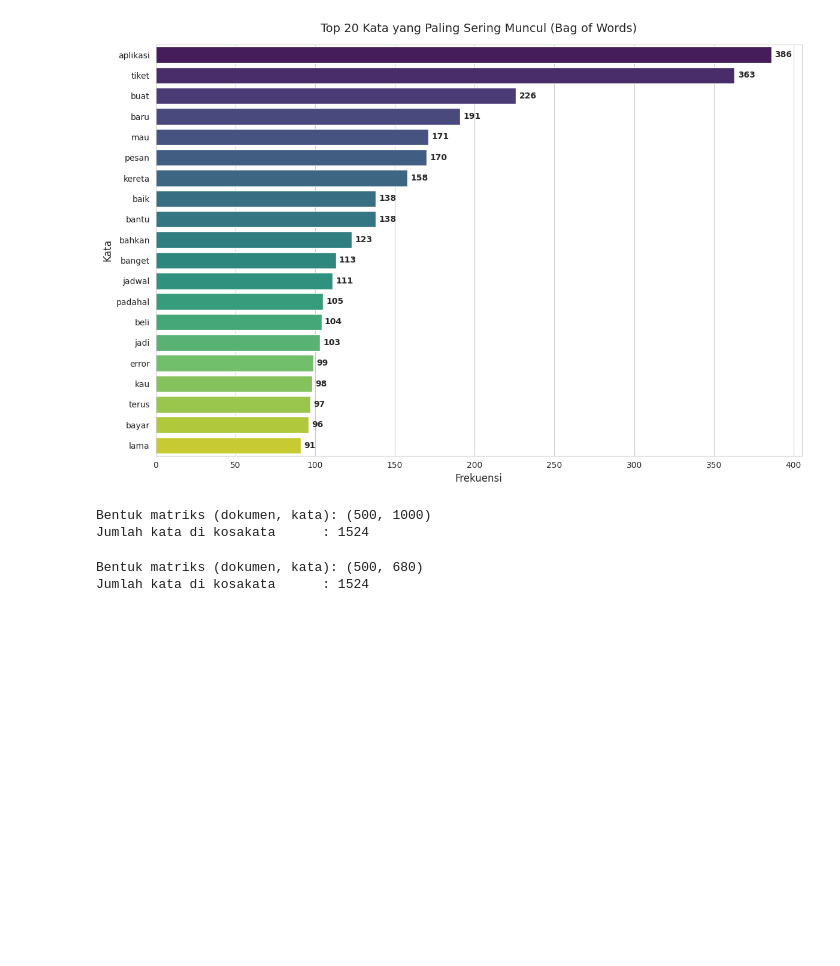
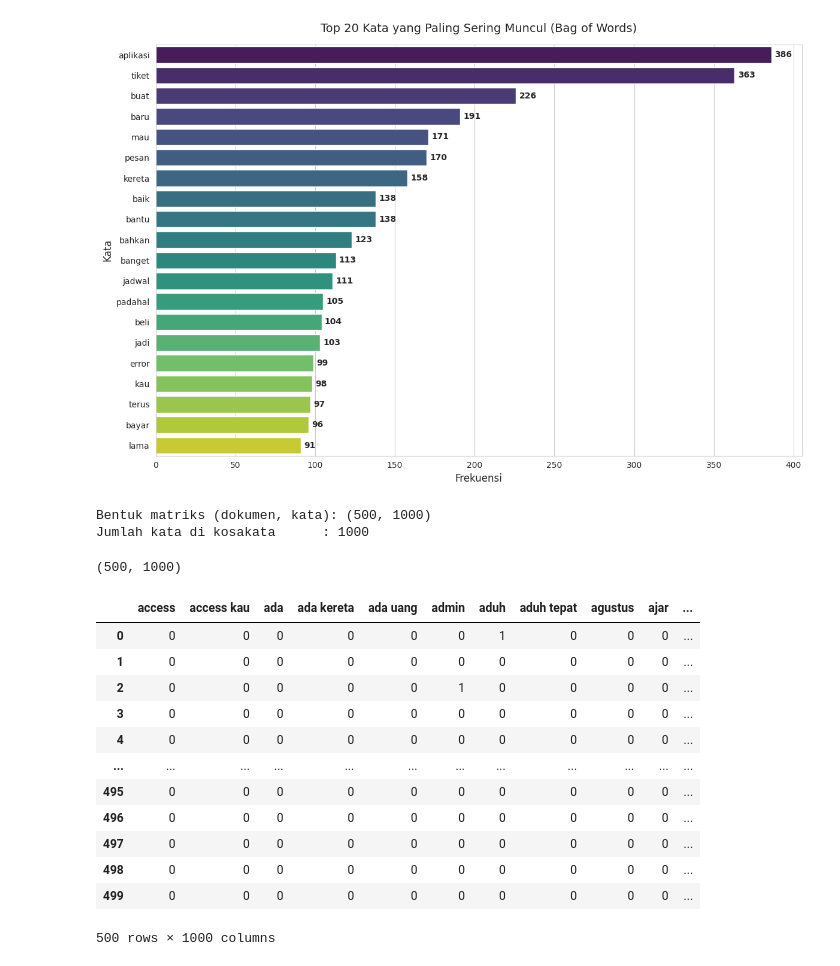
Before and after one commit to AhmadMugiar/Materi_Pertemuan2_AsistenPraktikum_SBD, a Jupyter notebook: Prak_SBD_Nama.ipynb, the cells around one changed output. Saved outputs shown, nothing was run; the diff lists cells and outputs as text; code cells hidden in the pictures; blank space fills up the shorter version.

```diff
--- a/Prak_SBD_Nama.ipynb
+++ b/Prak_SBD_Nama.ipynb
@@ -751,34 +753,38 @@ Passing `palette` without assigning `hue` is deprecated and will be removed in v
 df = df_prak4.dropna(subset=['final_sentence']).reset_index(drop=True)
 teks = df['final_sentence']
 
-vec_before = CountVectorizer(
+vec = CountVectorizer(
+    min_df=2,            # buang kata yang muncul di kurang dari 2 dokumen (kata langka/typo)
+    max_df=0.8,          # buang kata yang muncul di atas 80% dokumen (kata umum)
     max_features=1000,   # batasi maksimal 1000 kata paling sering
-    ngram_range=(1, 1),  # (1,1) = kata tunggal; (1,2) = kata tunggal + pasangan kata
+    ngram_range=(1, 2),  # (1,1) = kata tunggal; (1,2) = kata tunggal + pasangan kata
 )
 
-X_before = vec_before.fit_transform(teks)
+X = vec.fit_transform(teks)
 
-print("Bentuk matriks (dokumen, kata):", X_before.shape)
+print("Bentuk matriks (dokumen, kata):", X.shape)
 print("Jumlah kata di kosakata      :", len(vec.get_feature_names_out()))
 # %% [output]
 Bentuk matriks (dokumen, kata): (500, 1000)
-Jumlah kata di kosakata      : 1524
+Jumlah kata di kosakata      : 1000
-# %%
-df = df_prak4.dropna(subset=['final_sentence']).reset_index(drop=True)
-teks = df['final_sentence']
-
-vec_after = CountVectorizer(
-    min_df=2,            # buang kata yang muncul di kurang dari 2 dokumen (kata langka/typo)
-    max_features=1000,   # batasi maksimal 1000 kata paling sering
-    ngram_range=(1, 1),  # (1,1) = kata tunggal; (1,2) = kata tunggal + pasangan kata
-)
-
-X_after = vec_after.fit_transform(teks)
-
-print("Bentuk matriks (dokumen, kata):", X_after.shape)
-print("Jumlah kata di kosakata      :", len(vec.get_feature_names_out()))
-# %% [output]
-Bentuk matriks (dokumen, kata): (500, 680)
-Jumlah kata di kosakata      : 1524
+# %%
+print(X.shape)   # (jumlah_dokumen, jumlah_kata_unik)
+bow_df = pd.DataFrame(X.toarray(), columns=vec.get_feature_names_out())
+bow_df
+# %% [output]
+(500, 1000)
+|  | access | access kau | ada | ada kereta | ada uang | admin | aduh | aduh tepat | agustus | ajar | ... |
+| 0 | 0 | 0 | 0 | 0 | 0 | 0 | 1 | 0 | 0 | 0 | ... |
+| 1 | 0 | 0 | 0 | 0 | 0 | 0 | 0 | 0 | 0 | 0 | ... |
+| 2 | 0 | 0 | 0 | 0 | 0 | 1 | 0 | 0 | 0 | 0 | ... |
+| 3 | 0 | 0 | 0 | 0 | 0 | 0 | 0 | 0 | 0 | 0 | ... |
+| 4 | 0 | 0 | 0 | 0 | 0 | 0 | 0 | 0 | 0 | 0 | ... |
+| ... | ... | ... | ... | ... | ... | ... | ... | ... | ... | ... | ... |
+| 495 | 0 | 0 | 0 | 0 | 0 | 0 | 0 | 0 | 0 | 0 | ... |
+| 496 | 0 | 0 | 0 | 0 | 0 | 0 | 0 | 0 | 0 | 0 | ... |
+| 497 | 0 | 0 | 0 | 0 | 0 | 0 | 0 | 0 | 0 | 0 | ... |
+| 498 | 0 | 0 | 0 | 0 | 0 | 0 | 0 | 0 | 0 | 0 | ... |
+| 499 | 0 | 0 | 0 | 0 | 0 | 0 | 0 | 0 | 0 | 0 | ... |
+500 rows × 1000 columns
 # %%
 teks_baru = ["aplikasi error terus susah pesan tiket"]
```
Also changed, not shown: parts of 8 cells of this notebook.
